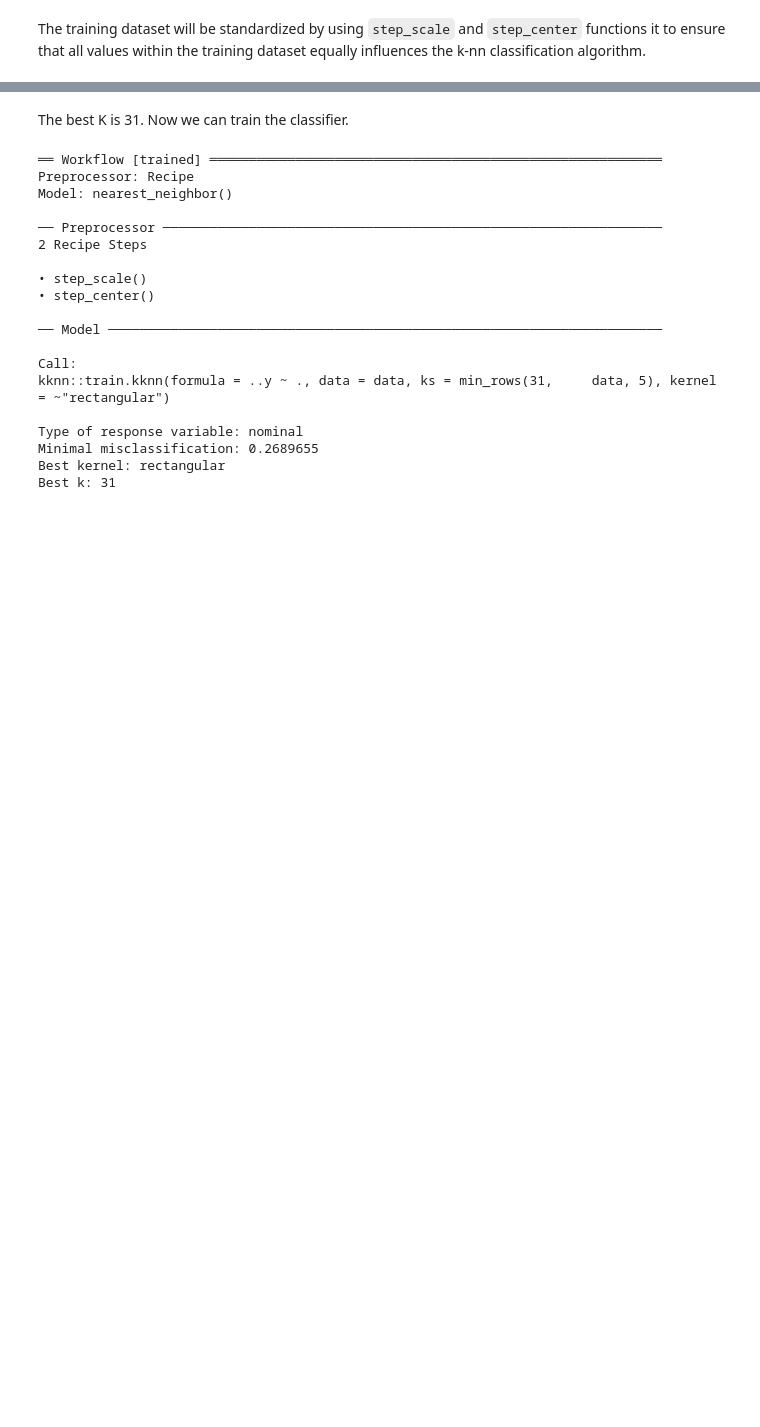
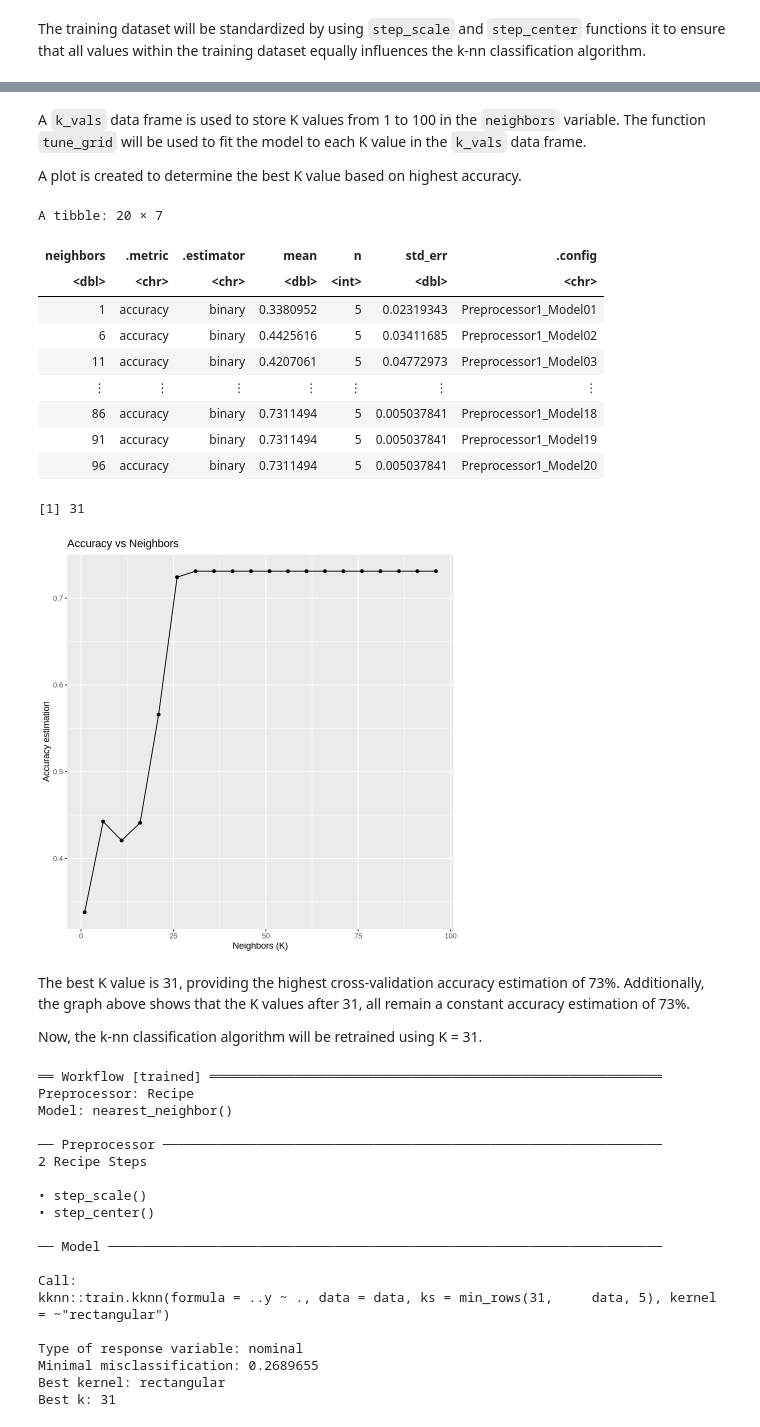
Before and after one commit to zzashleeyj/DSCI100-46-Group-Project, a Jupyter notebook: Final Project 46.ipynb, the cells around one changed output, grey strips where cells are left out. Drawn from its saved outputs; the diff is of its cells as text; code cells hidden in the pictures; blank space fills up the shorter version.

```diff
--- a/Final Project 46.ipynb
+++ b/Final Project 46.ipynb
@@ -269,0 +287,10 @@ best_k
+# %%
+set.seed(2)
+
+train_vfold_5 <- vfold_cv(players_train, v = 5, strata = subscribe)
+
+knn_spec <- nearest_neighbor(weight_func = "rectangular",
+                                 neighbor = tune()) |>
+    set_engine("kknn") |>
+    set_mode("classification")
+knn_spec
@@ -270,5 +305,51 @@ best_k
+# %% [markdown]
+A `k_vals` data frame is used to store K values from 1 to 100 in the `neighbors` variable. The function `tune_grid` will be used to fit the model to each K value in the `k_vals` data frame.
+
+A plot is created to determine the best K value based on highest accuracy.
+# %%
+set.seed(2)
+
+k_vals <- tibble(neighbors = seq(from = 1, to = 100, by = 5))
+
+training_knn_results <- workflow () |>
+    add_recipe(train_recipe) |>
+    add_model(knn_spec) |>
+    tune_grid(resamples = train_vfold_5, grid = k_vals) |>
+    collect_metrics()
+
+accuracies <- training_knn_results |>
+    filter(.metric == "accuracy")
+accuracies
+
+accuracy_plot <- ggplot(accuracies, aes(x = neighbors, y = mean)) +
+    geom_point() +
+    geom_line() +
+    labs(x = "Neighbors (K)", y = "Accuracy estimation") +
+    ggtitle("Accuracy vs Neighbors")
+accuracy_plot
+
+best_k <- accuracies |>
+    arrange(desc(mean)) |>
+    head(1) |>
+    pull(neighbors)
+best_k
+# %% [output]
+A tibble: 20 × 7
+| neighbors | .metric | .estimator | mean | n | std_err | .config |
+| <dbl> | <chr> | <chr> | <dbl> | <int> | <dbl> | <chr> |
+| 1 | accuracy | binary | 0.3380952 | 5 | 0.02319343 | Preprocessor1_Model01 |
+| 6 | accuracy | binary | 0.4425616 | 5 | 0.03411685 | Preprocessor1_Model02 |
+| 11 | accuracy | binary | 0.4207061 | 5 | 0.04772973 | Preprocessor1_Model03 |
+| ⋮ | ⋮ | ⋮ | ⋮ | ⋮ | ⋮ | ⋮ |
+| 86 | accuracy | binary | 0.7311494 | 5 | 0.005037841 | Preprocessor1_Model18 |
+| 91 | accuracy | binary | 0.7311494 | 5 | 0.005037841 | Preprocessor1_Model19 |
+| 96 | accuracy | binary | 0.7311494 | 5 | 0.005037841 | Preprocessor1_Model20 |
+[1] 31
+[figure, added]
 # %% [markdown]
-The best K is 31. Now we can train the classifier.
+The best K value is 31, providing the highest cross-validation accuracy estimation of 73%. Additionally, the graph above shows that the K values after 31, all remain a constant accuracy estimation of 73%.
+
+Now, the k-nn classification algorithm will be retrained using K = 31.
 # %%
 set.seed(2)
 
```
Also changed, not shown: parts of 7 cells of this notebook.
